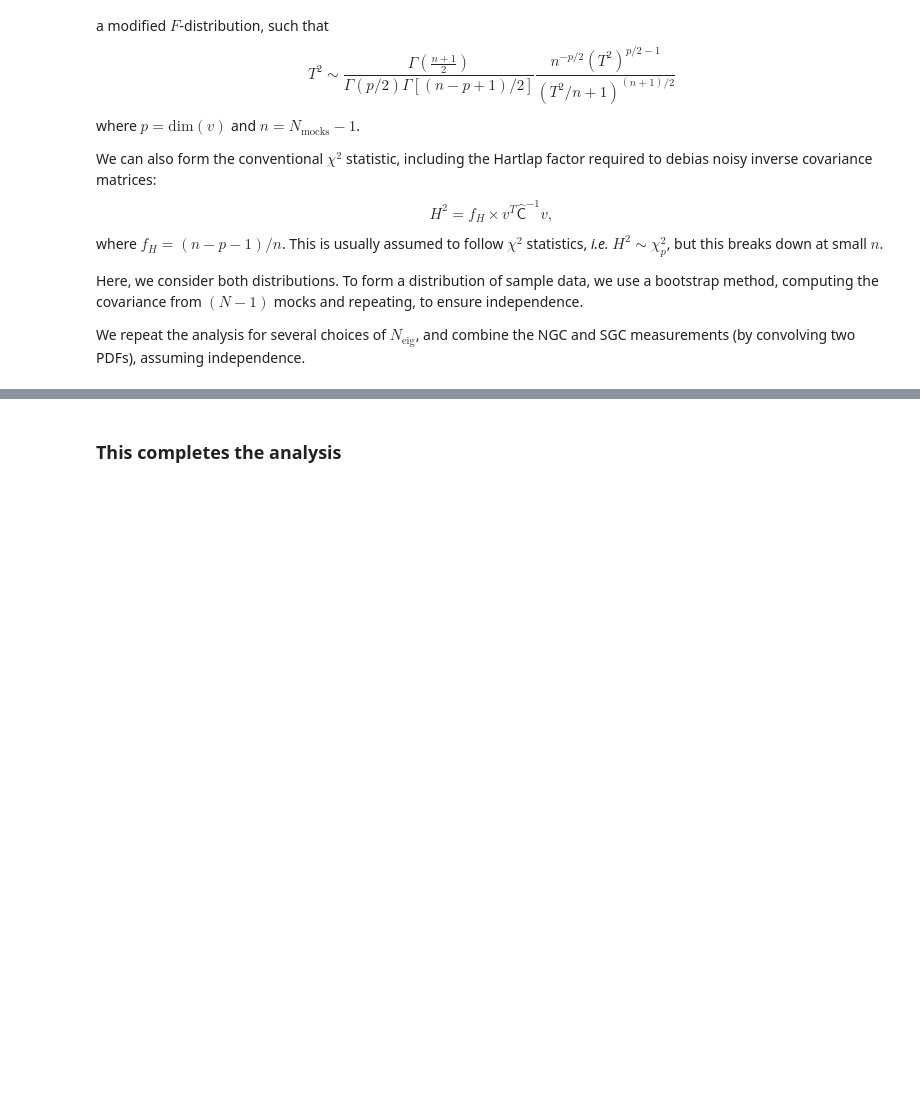
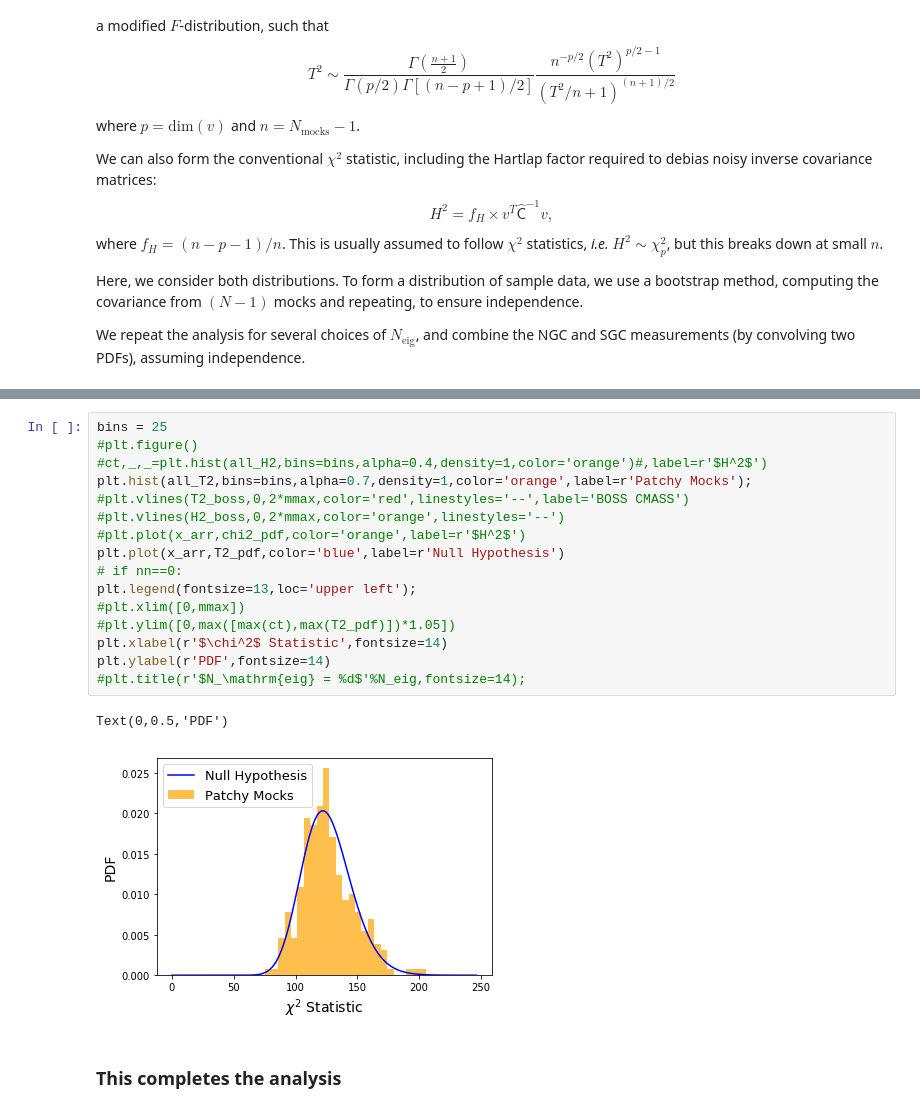
Before and after one commit to oliverphilcox/Parity-Odd-4PCF, a Jupyter notebook: BOSS Odd-Parity 4PCF.ipynb, the cells around one changed output, grey strips where cells are left out. Cells and saved outputs as stored; diff of their text form; blank space fills up the shorter version.

```diff
--- a/BOSS Odd-Parity 4PCF.ipynb
+++ b/BOSS Odd-Parity 4PCF.ipynb
@@ -613,2 +614,21 @@ T^2: 0.229
+# %%
+bins = 25
+#plt.figure()
+#ct,_,_=plt.hist(all_H2,bins=bins,alpha=0.4,density=1,color='orange')#,label=r'$H^2$')
+plt.hist(all_T2,bins=bins,alpha=0.7,density=1,color='orange',label=r'Patchy Mocks');
+#plt.vlines(T2_boss,0,2*mmax,color='red',linestyles='--',label='BOSS CMASS')
+#plt.vlines(H2_boss,0,2*mmax,color='orange',linestyles='--')
+#plt.plot(x_arr,chi2_pdf,color='orange',label=r'$H^2$')
+plt.plot(x_arr,T2_pdf,color='blue',label=r'Null Hypothesis')
+# if nn==0:
+plt.legend(fontsize=13,loc='upper left');
+#plt.xlim([0,mmax])
+#plt.ylim([0,max([max(ct),max(T2_pdf)])*1.05])
+plt.xlabel(r'$\chi^2$ Statistic',fontsize=14)
+plt.ylabel(r'PDF',fontsize=14)
+#plt.title(r'$N_\mathrm{eig} = %d$'%N_eig,fontsize=14);
+# %% [output]
+Text(0,0.5,'PDF')
+[figure, added]
 # %% [markdown]
 ### This completes the analysis
```
Also changed, not shown: parts of 3 cells of this notebook, 8 other files.
